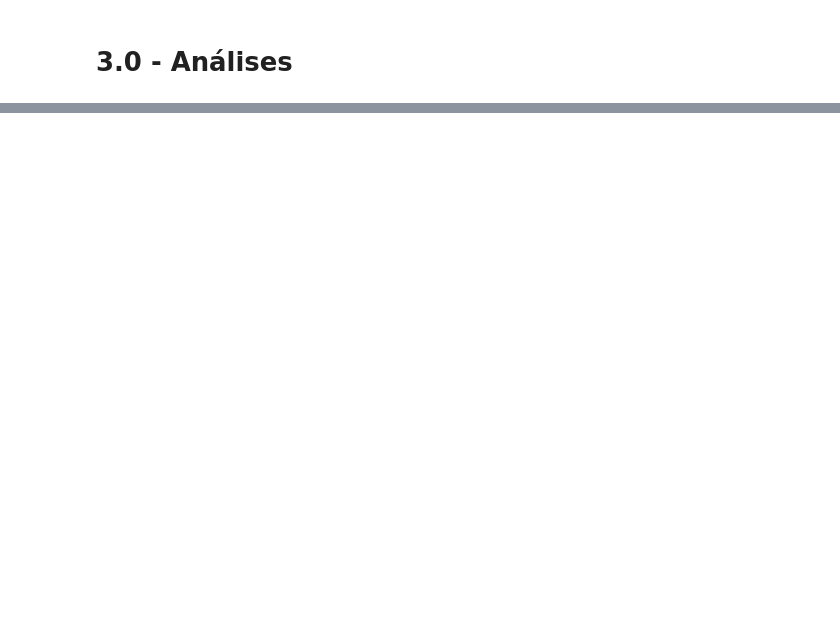
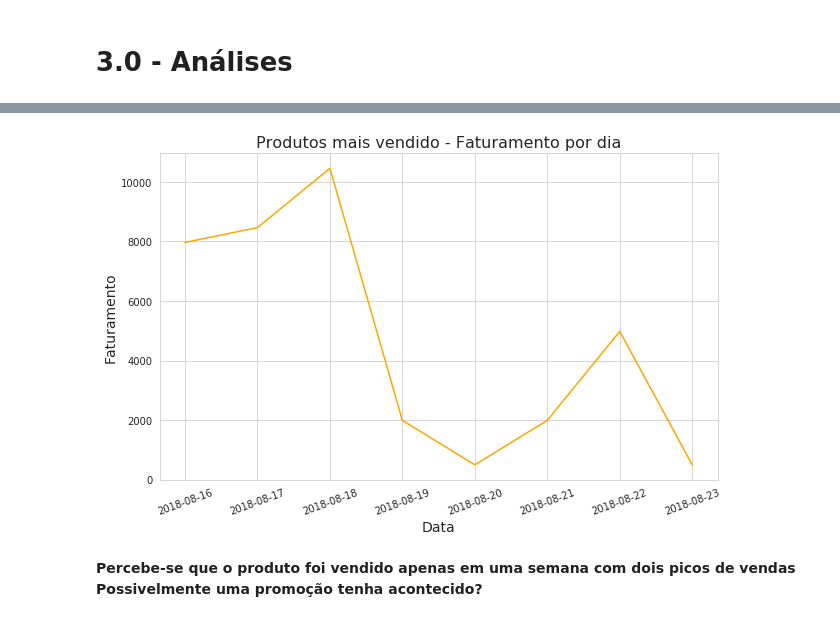
Before and after one commit to vinicvaz/Linx-DataAnalysis, a Jupyter notebook: OnlineDataAnalysis.ipynb, the cells around one changed output, grey strips where cells are left out. Saved outputs shown, nothing was run; the diff lists cells and outputs as text; code cells hidden in the pictures; blank space fills up the shorter version.

```diff
--- a/OnlineDataAnalysis.ipynb
+++ b/OnlineDataAnalysis.ipynb
@@ -185,0 +253,3 @@ df.head()
+# %%
+most_sold = df[df.on_product_id.isin(df.on_product_id.value_counts().head(1).index)]
+most_sold.date.value_counts()
@@ -185,0 +266,2 @@ df.head()
+# %%
+most_sold_dates = most_sold.groupby('date').sum().reset_index()
@@ -185,0 +280,16 @@ df.head()
+# %%
+plt.figure(figsize=(10,6))
+ax1 = sns.lineplot(x='date',y='price',data=most_sold_dates, color='orange')
+ax1.set_xlabel('Data', fontsize=14)
+ax1.set_ylabel('Faturamento', fontsize=14)
+ax1.set_title('Produtos mais vendido - Faturamento por dia', fontsize=16)
+
+for item in ax1.get_xticklabels():
+    item.set_rotation(20)
+
+plt.savefig('./Images/Top-Sold.jpg', bbox_inches="tight")
+# %% [output]
+[figure, added]
+# %% [markdown]
+**Percebe-se que o produto foi vendido apenas em uma semana com dois picos de vendas**
+**Possivelmente uma promoção tenha acontecido?**
```
Also changed, not shown: parts of 13 cells of this notebook.
